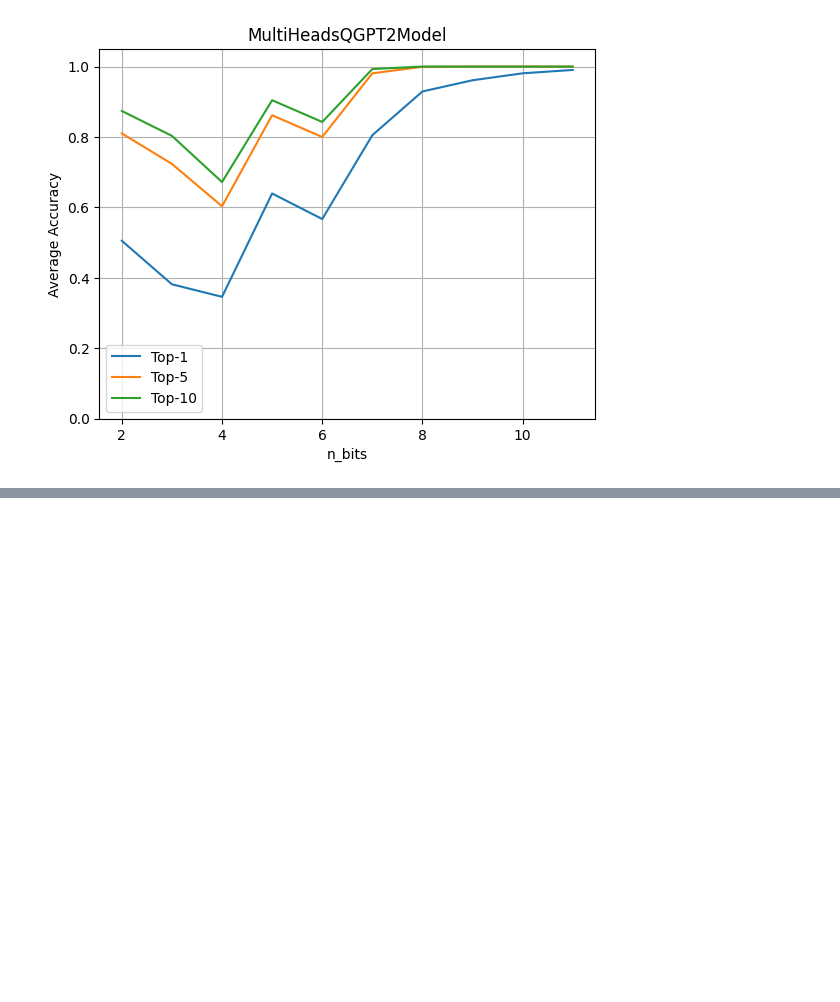
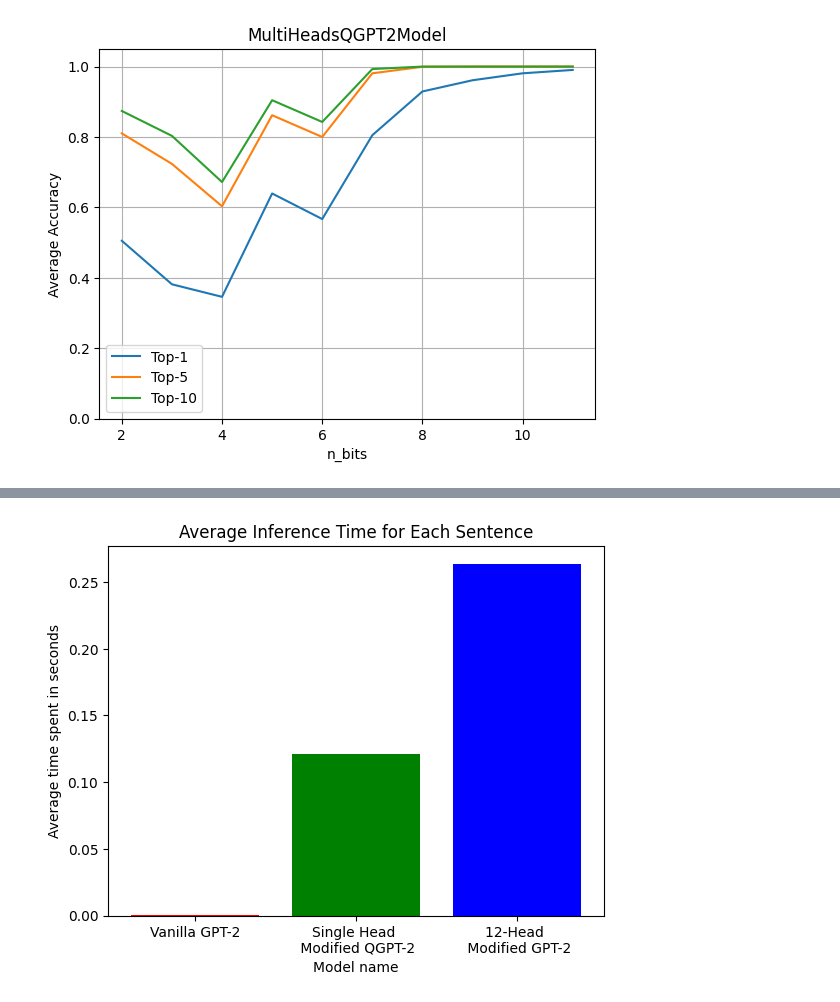
Before and after one commit to Bensonater/Final-Year-Project, a Jupyter notebook: notebooks/QGPT2Evaluate.ipynb, the cells around one changed output, grey strips where cells are left out. Drawn from its saved outputs; the diff is of its cells as text; code cells hidden in the pictures; blank space fills up the shorter version.

```diff
--- a/notebooks/QGPT2Evaluate.ipynb
+++ b/notebooks/QGPT2Evaluate.ipynb
@@ -161,0 +206,18 @@ For the second model, which implements a complete multi-head attention with quan
+# %%
+model_names = ["Vanilla GPT-2", "Single Head \n Modified QGPT-2", "12-Head \n Modified GPT-2"]
+
+# Colors for each bar
+colors = ['red', 'green', 'blue']
+
+# Plotting the bar chart
+plt.bar(model_names, results_average, color=colors)
+
+# Adding title and labels
+plt.title('Average Inference Time for Each Sentence')
+plt.xlabel('Model name')
+plt.ylabel('Average time spent in seconds')
+
+# Display the chart
+plt.show()
+# %% [output]
+[figure, added]
```
Also changed, not shown: parts of 13 cells of this notebook, 1 other file.
